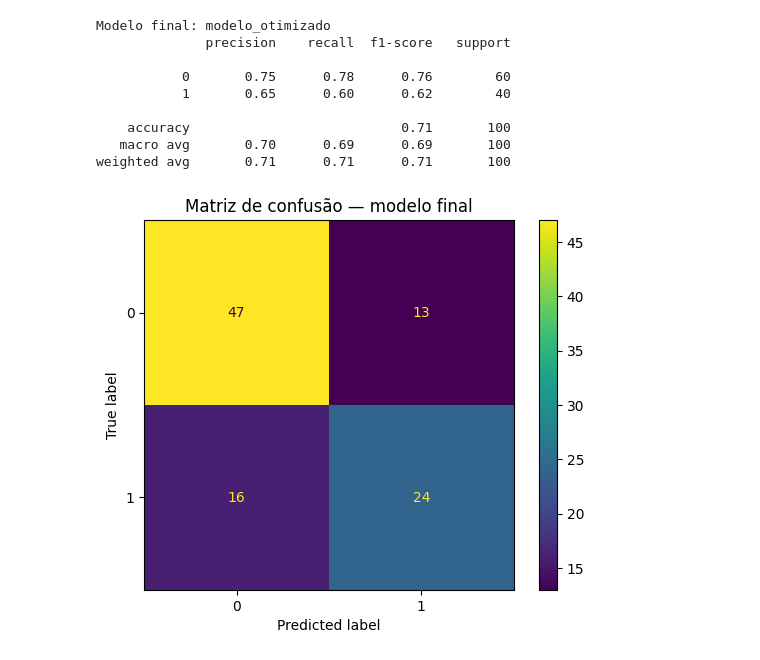
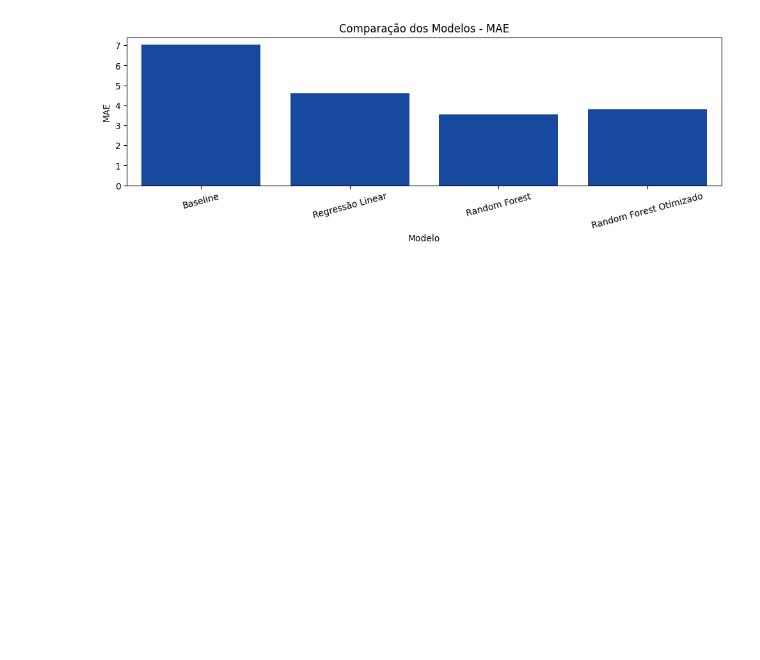
Before and after one commit to roedelbruna/ciencia_de_dados_-analytics-, a Jupyter notebook: Bruna Roedel_MVP_ML_Analytics_20261.ipynb, the cells around one changed output. Drawn from its saved outputs; the diff is of its cells as text; code cells hidden in the pictures; blank space fills up the shorter version.

```diff
--- a/Bruna Roedel_MVP_ML_Analytics_20261.ipynb
+++ b/Bruna Roedel_MVP_ML_Analytics_20261.ipynb
@@ -795,0 +739,15 @@ Melhores hiperparâmetros: {'model__max_depth': 5, 'model__min_samples_split': 9
+# %%
+# Avaliação do Random Forest otimizado
+# O modelo com os melhores hiperparâmetros identificados pelo GridSearchCV
+# foi aplicado ao conjunto de teste, permitindo avaliar seu desempenho preditivo e compará-lo com os demais modelos
+# construídos no estudo.
+
+pred_rf_otimizado = melhor_rf.predict(X_test)
+
+mae_rf_ot = mean_absolute_error(y_test, pred_rf_otimizado)
+rmse_rf_ot = np.sqrt(mean_squared_error(y_test, pred_rf_otimizado))
+mape_rf_ot = mean_absolute_percentage_error(y_test, pred_rf_otimizado)
+
+print('MAE:', mae_rf_ot)
+print('RMSE:', rmse_rf_ot)
+print('MAPE:', mape_rf_ot)
@@ -822,55 +795,20 @@ Depois de escolher o melhor modelo, avalie-o no conjunto de teste.
 # %%
-# === Avaliação final ===
+plt.figure(figsize=(12,3))
 
-if search is not None and hasattr(search, "best_estimator_"):
-    final_model = search.best_estimator_
-    final_model_name = "modelo_otimizado"
-elif trained_models:
-    # Escolha manual simples: use o último modelo candidato treinado.
-    # Substitua por uma escolha baseada na métrica principal.
-    final_model_name = list(trained_models.keys())[-1]
-    final_model = trained_models[final_model_name]
-else:
-    final_model = None
-    final_model_name = None
+sns.barplot(
+ data=resultados_finais,
+ x='Modelo',
+ y='MAE',
+ color='#0045B5'
+)
 
-print("Modelo final:", final_model_name)
+plt.title('Comparação dos Modelos - MAE')
+plt.ylabel('MAE')
+plt.xticks(rotation=15)
 
-if final_model is not None and PROBLEM_TYPE == "classificacao":
-    y_pred = final_model.predict(X_test)
-    print(classification_report(y_test, y_pred))
-    ConfusionMatrixDisplay.from_estimator(final_model, X_test, y_test)
-    plt.title("Matriz de confusão — modelo final")
-    plt.show()
-
-elif final_model is not None and PROBLEM_TYPE == "regressao":
-    y_pred = final_model.predict(X_test)
-    display(pd.DataFrame([evaluate_regression(y_test, y_pred)], index=[final_model_name]))
-
-    residuals = y_test - y_pred
-    plt.scatter(y_pred, residuals)
-    plt.axhline(0, linestyle="--")
-    plt.title("Resíduos vs. valores previstos")
-    plt.xlabel("Valor previsto")
-    plt.ylabel("Resíduo")
-    plt.show()
-
-elif PROBLEM_TYPE == "clusterizacao":
-    print("Para clusterização, complemente a métrica com interpretação dos grupos e exemplos de cada cluster.")
-
-elif PROBLEM_TYPE == "serie_temporal":
-    print("Para séries temporais, compare valores reais vs. previstos ao longo do tempo.")
+plt.show()
 # %% [output]
-Modelo final: modelo_otimizado
-              precision    recall  f1-score   support
-
-           0       0.75      0.78      0.76        60
-           1       0.65      0.60      0.62        40
-
-    accuracy                           0.71       100
-   macro avg       0.70      0.69      0.69       100
-weighted avg       0.71      0.71      0.71       100
-[figure, old version]
+[figure, new version]
 # %% [markdown]
 ## 10.1 Análise de erros e limitações
 
```
Also changed, not shown: parts of 74 cells of this notebook.
